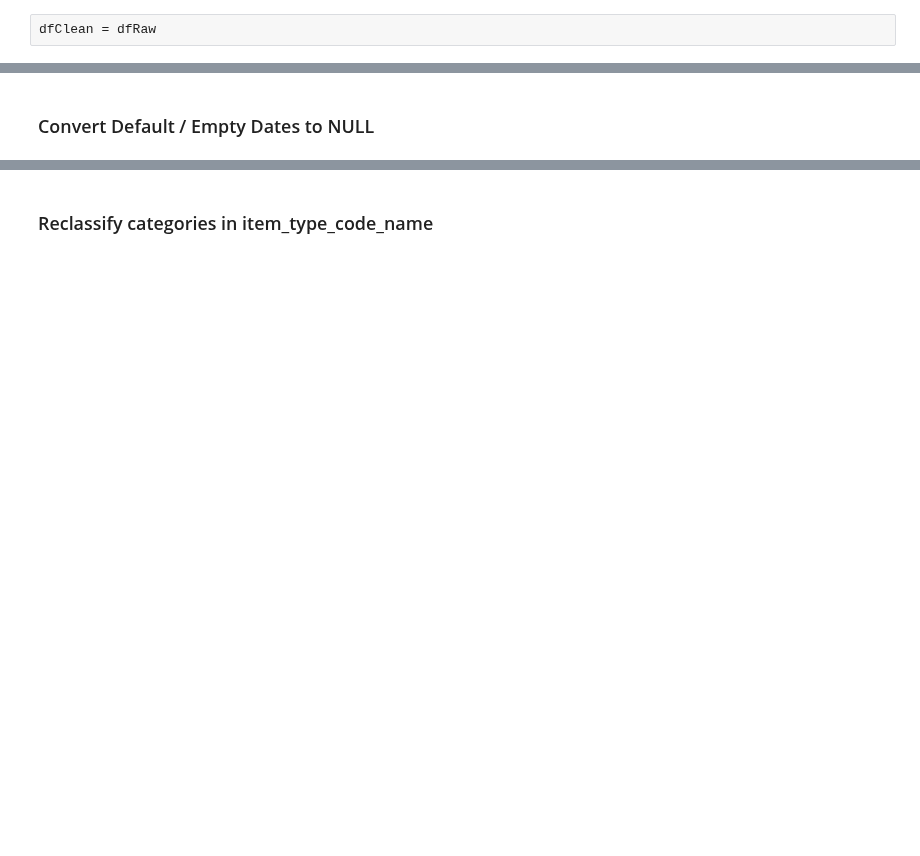
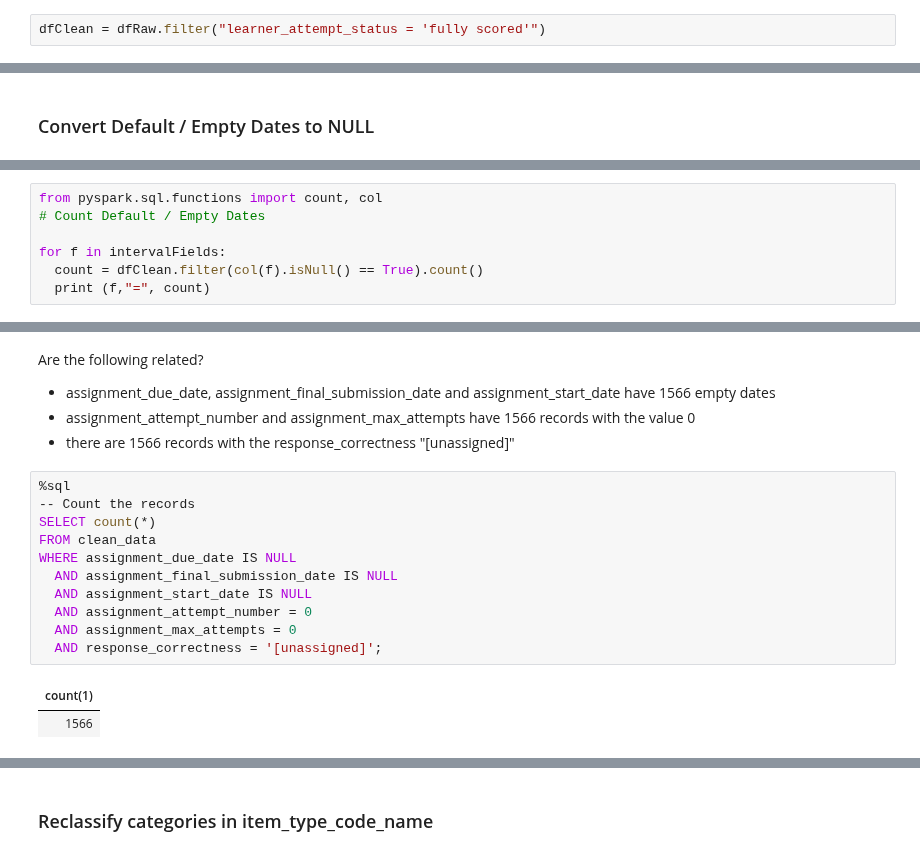
Before and after one commit to dlhinkley/c772-capstone-project, a Jupyter notebook: spark/C772CapstoneProject.ipynb, the cells around one changed output, grey strips where cells are left out. Saved outputs shown, nothing was run; the diff lists cells and outputs as text; blank space fills up the shorter version.

```diff
--- a/spark/C772CapstoneProject.ipynb
+++ b/spark/C772CapstoneProject.ipynb
@@ -204,7 +232,7 @@ sqlContext.sql("SELECT count(distinct is_deleted) FROM raw_data WHERE is_deleted
 # %% [markdown]
 # Data Cleaning
 # %%
-dfClean = dfRaw
+dfClean = dfRaw.filter("learner_attempt_status = 'fully scored'")
 # %% [output]
 [interactive output not drawn]
 # %% [markdown]
@@ -248,0 +284,7 @@ All default dates converted
+# %%
+from pyspark.sql.functions import count, col
+# Count Default / Empty Dates
+
+for f in intervalFields:
+  count = dfClean.filter(col(f).isNull() == True).count()
+  print (f,"=", count)
@@ -248,0 +293,19 @@ All default dates converted
+# %% [markdown]
+Are the following related?
+- assignment_due_date, assignment_final_submission_date and assignment_start_date have 1566 empty dates
+- assignment_attempt_number and assignment_max_attempts have 1566 records with the value 0
+- there are 1566 records with the response_correctness "[unassigned]"
+# %%
+%sql
+-- Count the records
+SELECT count(*)
+FROM clean_data
+WHERE assignment_due_date IS NULL
+  AND assignment_final_submission_date IS NULL
+  AND assignment_start_date IS NULL
+  AND assignment_attempt_number = 0
+  AND assignment_max_attempts = 0
+  AND response_correctness = '[unassigned]';
+# %% [output]
+| count(1) |
+| 1566 |
```
Also changed, not shown: parts of 42 cells of this notebook, 3 other files.
